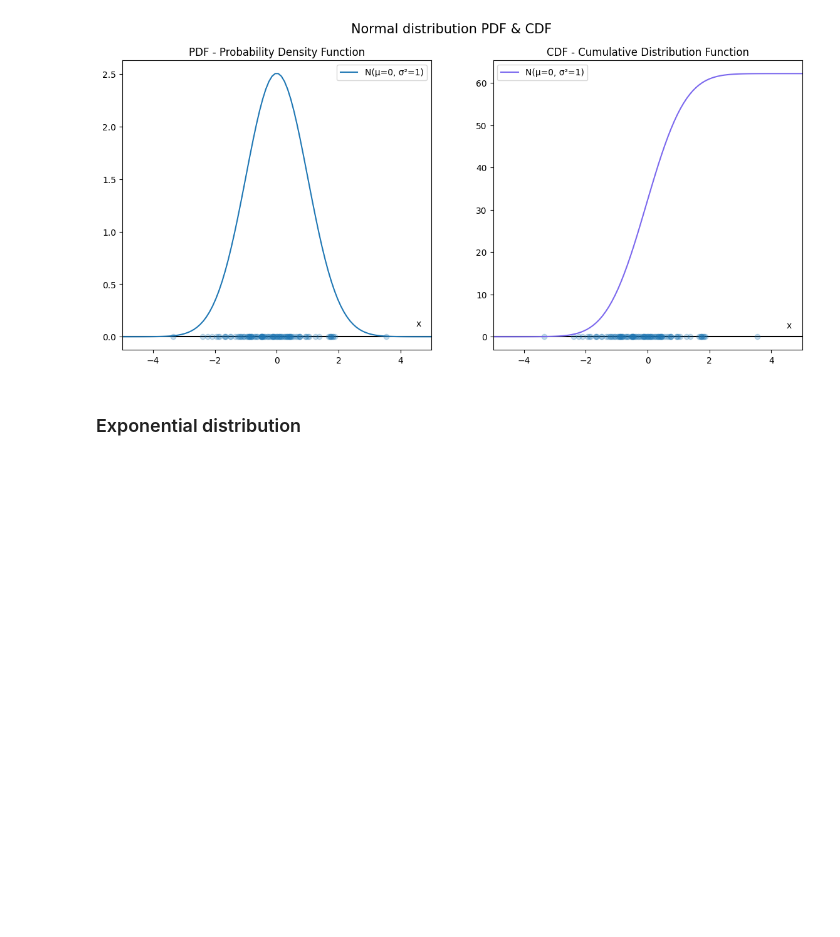
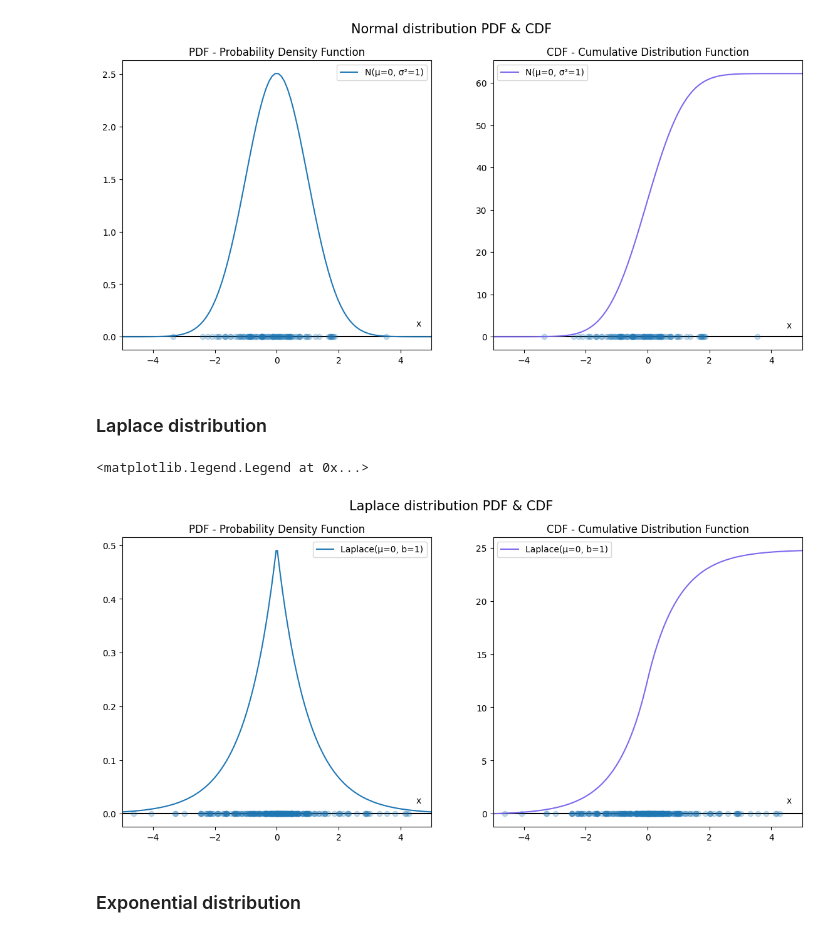
Before and after one commit to szmidapatrik/machine-learning, a Jupyter notebook: dist.ipynb, the cells around one changed output. Drawn from its saved outputs; the diff is of its cells as text; code cells hidden in the pictures; blank space fills up the shorter version.

Commit message:
laplace distribution

```diff
--- a/dist.ipynb
+++ b/dist.ipynb
@@ -60,3 +60,5 @@ ax[1].legend()
 # %% [output]
 <matplotlib.legend.Legend at 0x...>
 [figure]
+# %% [markdown]
+### Laplace distribution
@@ -63,3 +95,33 @@ ax[1].legend()
+# %%
+# Laplace distribution
+size = 250
+lap = LaplaceDistribution(0, 1)
+data = lap.sample(size)
+zeros = lap.zeros(size)
+x = np.linspace(-5,5,size)
+
+# Plot
+fig, ax = plt.subplots(1,2,figsize=(14,6))
+fig.suptitle('Laplace distribution PDF & CDF', size=15)
+
+ax[0].scatter(data[:], zeros, alpha=0.25, zorder=2)
+ax[0].plot(x, zeros, c='black', zorder=1)
+ax[0].plot(x, lap.pdf(x), label='Laplace(μ={}, b={})'.format(lap.μ, lap.b))
+ax[0].annotate('x', (4.5,0.02))
+ax[0].set_title('PDF - Probability Density Function')
+ax[0].set_xlim(-5,5)
+ax[0].legend()
+
+ax[1].scatter(data[:], zeros, alpha=0.25, zorder=2)
+ax[1].plot(x, zeros, c='black', zorder=1)
+ax[1].plot(x, lap.cdf(x), label='Laplace(μ={}, b={})'.format(lap.μ, lap.b), c='mediumslateblue')
+ax[1].annotate('x', (4.5,1))
+ax[1].set_title('CDF - Cumulative Distribution Function')
+ax[1].set_xlim(-5,5)
+ax[1].legend()
+# %% [output]
+<matplotlib.legend.Legend at 0x...>
+[figure, added]
 # %% [markdown]
 ### Exponential distribution
 # %%
```
Also changed, not shown: parts of 1 cell of this notebook.
